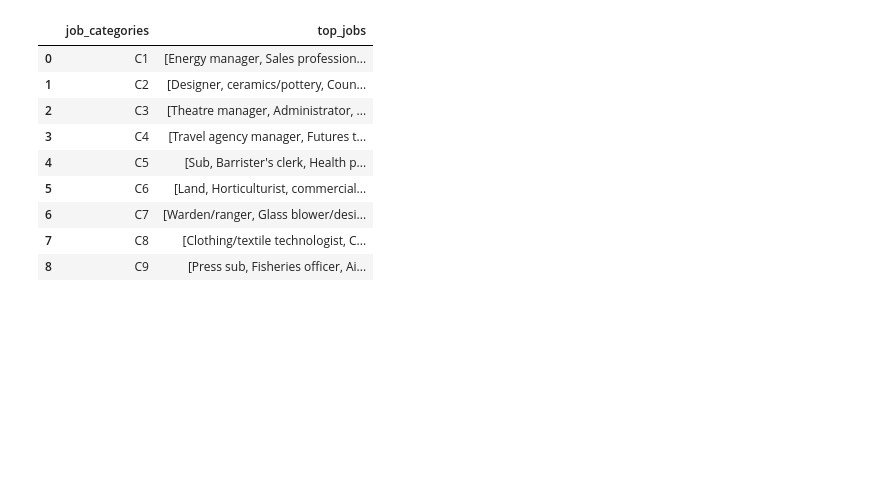
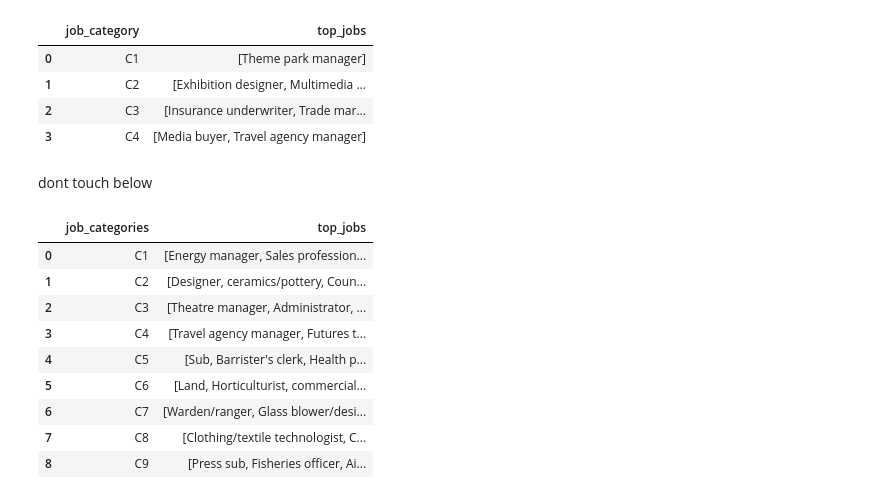
Before and after one commit to saxyrinchen/bt4012_project, a Jupyter notebook: job_categories_classification.ipynb, the cells around one changed output. Drawn from its saved outputs; the diff is of its cells as text; code cells hidden in the pictures; blank space fills up the shorter version.

Commit message:
updates on preprocessing
trying to streamline job_categories_classification

```diff
--- a/job_categories_classification.ipynb
+++ b/job_categories_classification.ipynb
@@ -0,0 +47,2 @@
+# %%
+pipe = pipeline("text-classification", model="serbog/distilbert-jobCategory_410k") # initialize
@@ -0,0 +52,7 @@
+# %%
+def classify_job(curr_job_title):
+    result = pipe(curr_job_title)
+    print(result[0]['label'])
+    return result[0]['label']
+# %%
+df['job_category'] = df['job'].apply(classify_job)
@@ -0,0 +83,13 @@
+# %%
+df_sorted = df.sort_values('job_category')
+
+unique_jobs_per_category = df_sorted.groupby('job_category')['job'].unique()
+
+# create a new DataFrame to hold the first 10 unique jobs for each category
+top_jobs_per_category = pd.DataFrame({
+    'job_category': unique_jobs_per_category.index,
+    'top_jobs': [jobs[:10] for jobs in unique_jobs_per_category.values]
+})
+
+# Reset index to make it look neat
+top_jobs_per_category.reset_index(drop=True, inplace=True)
@@ -1,3 +99,13 @@
+# %%
+display(top_jobs_per_category)
+# %% [output]
+|  | job_category | top_jobs |
+| 0 | C1 | [Theme park manager] |
+| 1 | C2 | [Exhibition designer, Multimedia ... |
+| 2 | C3 | [Insurance underwriter, Trade mar... |
+| 3 | C4 | [Media buyer, Travel agency manager] |
+# %% [markdown]
+dont touch below
 # %%
 from transformers import pipeline
 import pandas as pd
```
Also changed, not shown: parts of 14 cells of this notebook, 1 other file.
